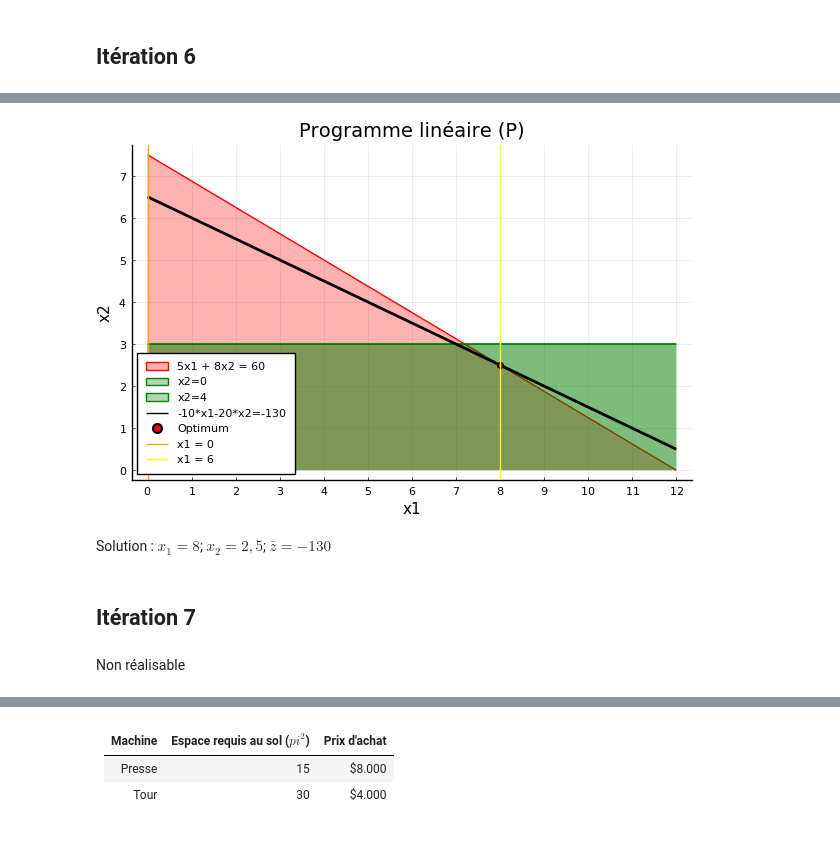
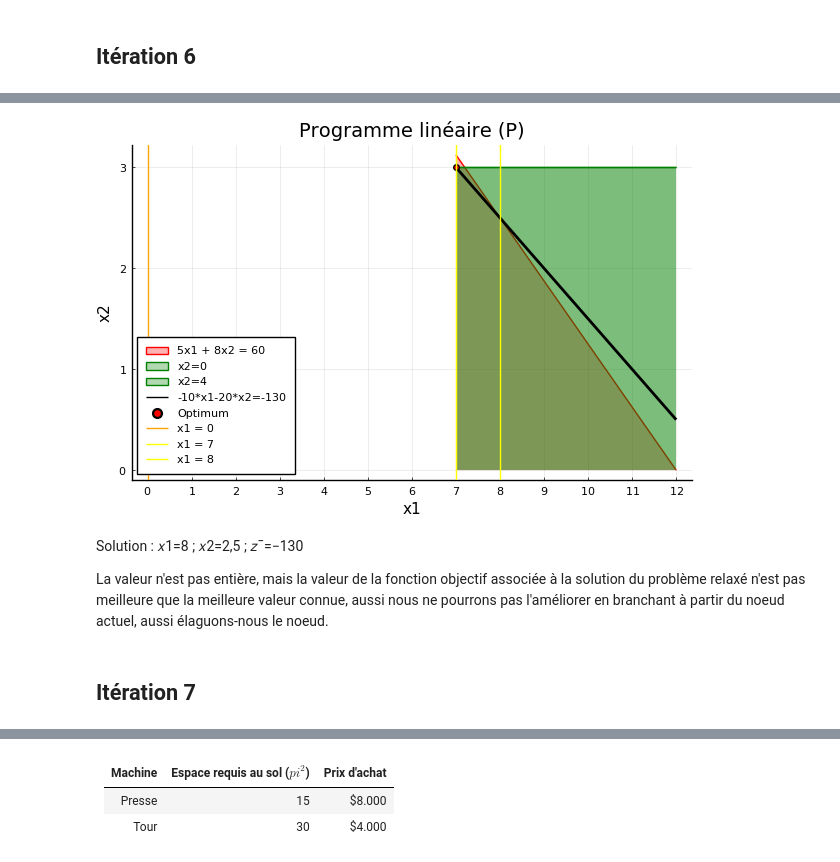
Before and after one commit to fbastin/optim, a Jupyter notebook: LP/Demo11.ipynb, the cells around one changed output, grey strips where cells are left out. Drawn from its saved outputs; the diff is of its cells as text; code cells hidden in the pictures.

```diff
--- a/LP/Demo11.ipynb
+++ b/LP/Demo11.ipynb
@@ -340,5 +418,5 @@ Solution : $x_1 = 7$; $x_2 = 3$; $\bar{z} = -130$
 # %%
-x1=0:0.01:12
+x1=7:0.01:12
 g2 = (x1 -> 7-x1/2 ≥ 0 ? 15/2-5/8*x1 : NaN)
 g3 = (x1 -> 0 )
 g3 = (x1 -> 3 )
@@ -357,39 +435,40 @@ plot!(x1,g2,fillrange = 0,
          color=:red,
          label="5x1 + 8x2 = 60")
 plot!(x1, g3,fillrange = 0,
          fillalpha = 0.3,
          fillcolor = :green,
          color=:green,
          label="x2=0")
 plot!(x1, g3,fillrange = 0,
          fillalpha = 0.3,
          fillcolor = :green,
          color=:green,
          label="x2=4")
 
 plot!(x1,objOpt, color=:black, linewidth=2, linestyle=:solid, label="-10*x1-20*x2=-130")
 
 
-scatter!([8],[2.5],label="Optimum", color=:red)
+scatter!([7],[3],label="Optimum", color=:red)
 vline!([0], label="x1 = 0", color=:orange)
-vline!([8], label="x1 = 6", color=:yellow)
+vline!([7], label="x1 = 7", color=:yellow)
+vline!([8], label="x1 = 8", color=:yellow)
 
 plot!(
     #size=(800, 600),
     xticks = 0:12,
     yticks = 0:8,
 
     ylabel = "x2",
     xlabel = "x1",
 
     legend=:bottomleft,
     title  = "Programme linéaire (P)"
     )
 # %% [output]
-[figure, old version]
+[figure, new version]
-# %% [markdown]
-Solution : $x_1 = 8$; $x_2 = 2,5$; $\bar{z} = -130$
+# %% [markdown]
+Solution :  𝑥1=8 ;  𝑥2=2,5 ;  𝑧¯=−130
+
+La valeur n'est pas entière, mais la valeur de la fonction objectif associée à la solution du problème relaxé n'est pas meilleure que la meilleure valeur connue, aussi nous ne pourrons pas l'améliorer en branchant à partir du noeud actuel, aussi élaguons-nous le noeud.
 # %% [markdown]
 ## Itération 7
-# %% [markdown]
-Non réalisable
```
Also changed, not shown: parts of 36 cells of this notebook, 4 other files.
